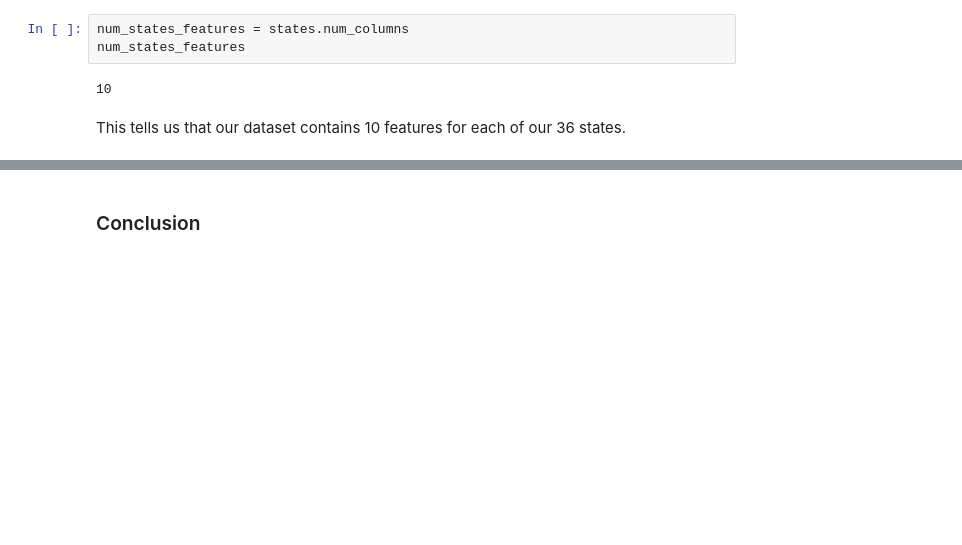
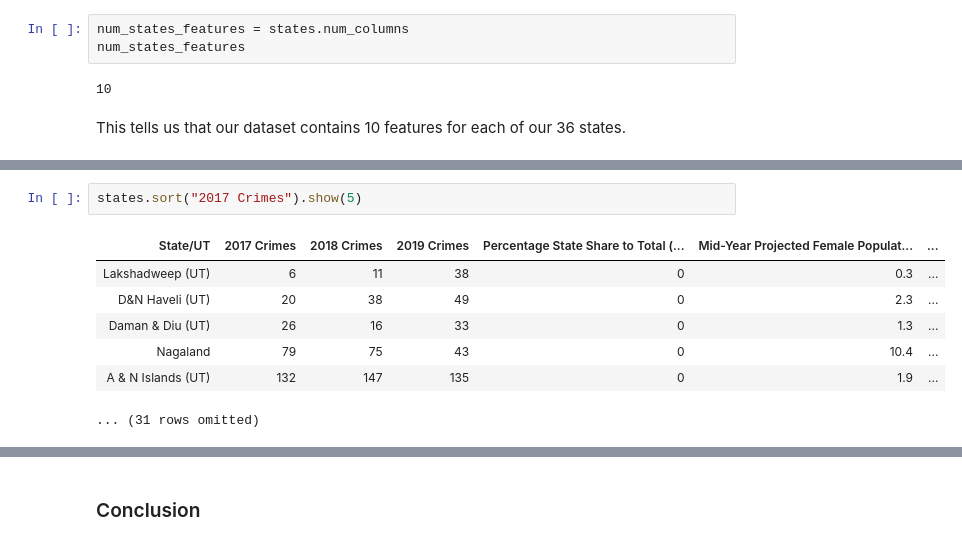
Before and after one commit to ds-modules/GLOBAL-88-SP22, a Jupyter notebook: week-02/notebook1.ipynb, the cells around one changed output, grey strips where cells are left out. Cells and saved outputs as stored; diff of their text form; blank space fills up the shorter version.

```diff
--- a/week-02/notebook-1.ipynb
+++ b/week-02/notebook1.ipynb
@@ -388,0 +430,10 @@ This tells us that our dataset contains 10 features for each of our 36 states.
+# %%
+states.sort("2017 Crimes").show(5)
+# %% [output]
+| State/UT | 2017 Crimes | 2018 Crimes | 2019 Crimes | Percentage State Share to Total (... | Mid-Year Projected Female Populat... | ... |
+| Lakshadweep (UT) | 6 | 11 | 38 | 0 | 0.3 | ... |
+| D&N Haveli (UT) | 20 | 38 | 49 | 0 | 2.3 | ... |
+| Daman & Diu (UT) | 26 | 16 | 33 | 0 | 1.3 | ... |
+| Nagaland | 79 | 75 | 43 | 0 | 10.4 | ... |
+| A & N Islands (UT) | 132 | 147 | 135 | 0 | 1.9 | ... |
+... (31 rows omitted)
```
Also changed, not shown: parts of 31 cells of this notebook, 1 other file.
